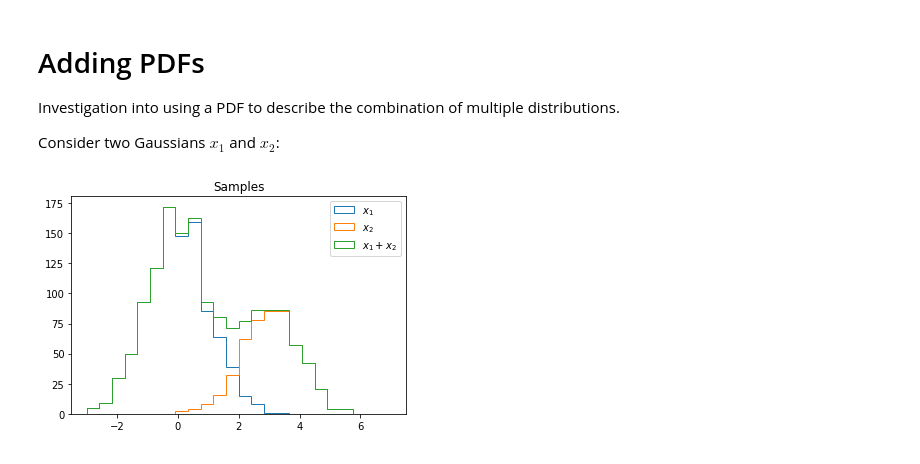
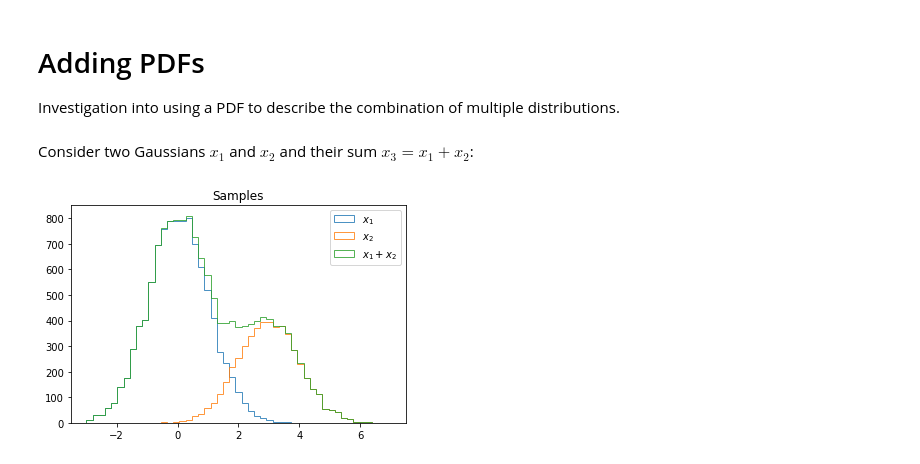
Before and after one commit to richard-lane/addPdfs, a Jupyter notebook: addPdfs.ipynb, the cells around one changed output. Cells and saved outputs as stored; diff of their text form; code cells hidden in the pictures.

```diff
--- a/addPdfs.ipynb
+++ b/addPdfs.ipynb
@@ -3,14 +3,16 @@ Adding PDFs
 ====
 
 Investigation into using a PDF to describe the combination of multiple distributions.
-
-Consider two Gaussians $x_1$ and $x_2$:
 # %%
+# Just some boilerplate code
+
 import numpy as np
 from scipy.stats import norm
 import matplotlib.pyplot as plt
 
 rng = np.random.default_rng()
+pdf_domain = (-3, 7)
+pdf_range = (0, 0.4)
 
 
 def sample(N, pdf, pdf_domain, pdf_range):
@@ -33,25 +35,26 @@ def sample(N, pdf, pdf_domain, pdf_range):
             num_generated += 1
 
     return points
-
-
-std_normal_pdf = lambda x: norm.pdf(x, loc=0, scale=1)
-shifted_normal_pdf = lambda x: norm.pdf(x, loc=3, scale=1)
-pdf_domain = (-3, 7)
-pdf_range = (0, 0.4)
-
-N1, N2 = 1000, 500
-x1 = sample(N1, std_normal_pdf, pdf_domain, pdf_range)
-x2 = sample(N2, shifted_normal_pdf, pdf_domain, pdf_range)
-
-kw = {"histtype": "step", "bins": np.linspace(*pdf_domain, 25)}
-plt.hist(x1, **kw, label=r"$x_1$")
-plt.hist(x2, **kw, label=r"$x_2$")
-plt.hist(np.concatenate((x1, x2)), **kw, label=r"$x_1+x_2$")
-plt.title("Samples")
-
-plt.legend()
-plt.show()
-# %% [output]
-[figure, removed]
+# %% [markdown]
+Consider two Gaussians $x_1$ and $x_2$ and their sum $x_3 = x_1 + x_2$:
+# %%
+# Define two slightly different Gaussian PDFs
+std_normal_pdf = lambda x: norm.pdf(x, loc=0, scale=1)
+shifted_normal_pdf = lambda x: norm.pdf(x, loc=3, scale=1)
+
+# Generate N1 points from one Gaussian and N2 points from the other
+N1, N2 = 10000, 5000
+x1 = sample(N1, std_normal_pdf, pdf_domain, pdf_range)
+x2 = sample(N2, shifted_normal_pdf, pdf_domain, pdf_range)
+
+# Plot histograms
+kw = {"histtype": "step", "bins": np.linspace(*pdf_domain, 50), "alpha": 0.8}
+plt.hist(x1, **kw, label=r"$x_1$")
+plt.hist(x2, **kw, label=r"$x_2$")
+plt.hist(np.concatenate((x1, x2)), **kw, label=r"$x_1+x_2$")
+plt.title("Samples")
+plt.legend()
+plt.show()
+# %% [output]
+[figure, added]
 # %% [markdown]
```
Also changed, not shown: parts of 3 cells of this notebook.
